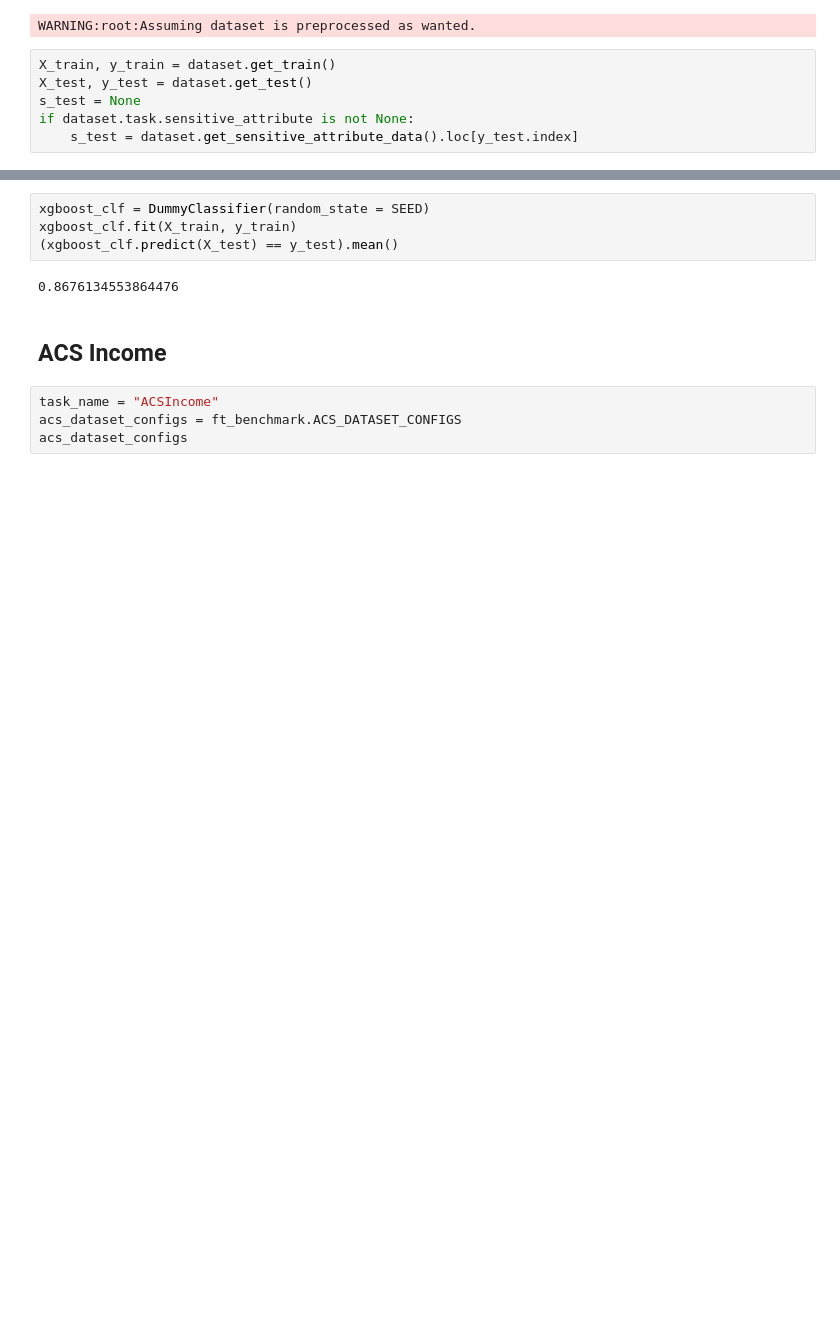
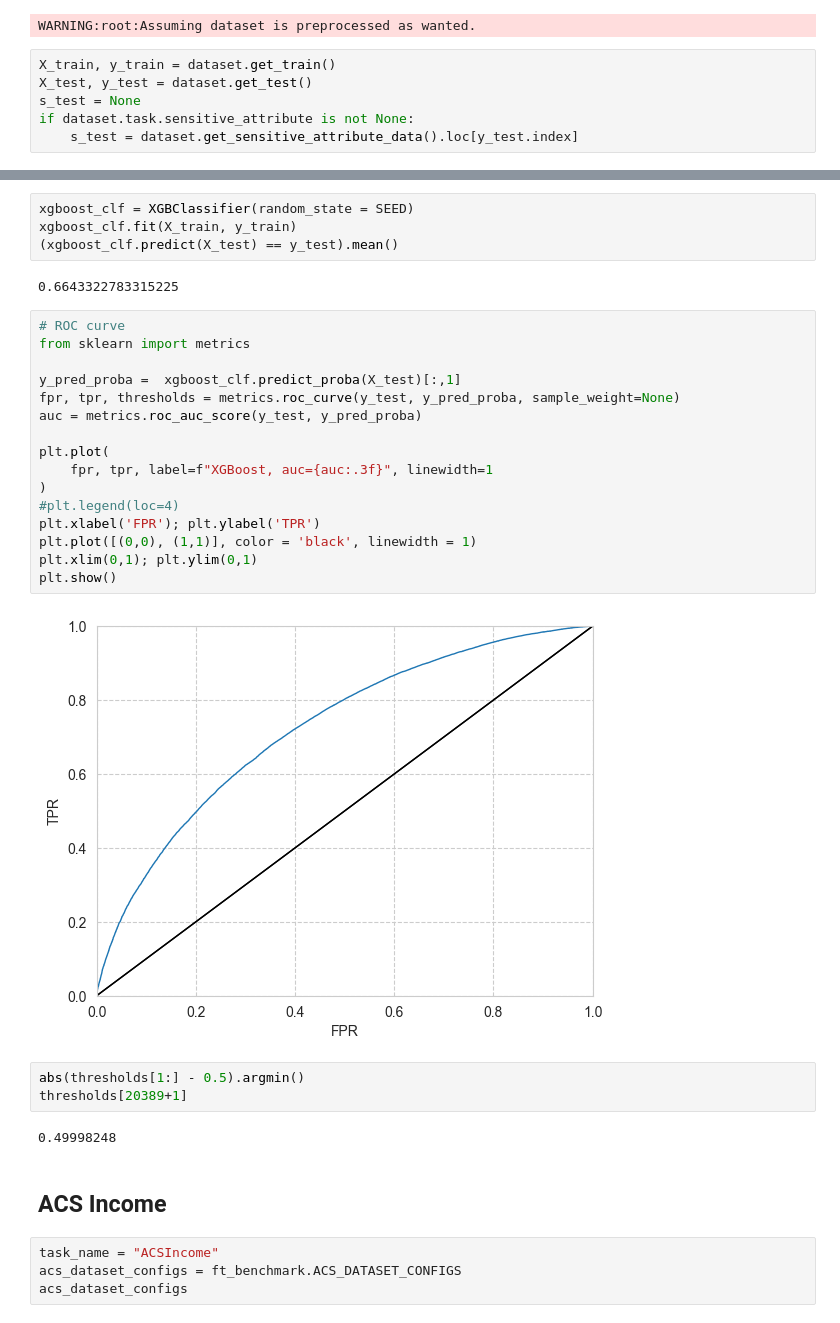
Before and after one commit to milagorecki/monoculture-multiplicity-paper, a Jupyter notebook: notebooks/baselines.ipynb, the cells around one changed output, grey strips where cells are left out. Cells and saved outputs as stored; diff of their text form; blank space fills up the shorter version.

```diff
--- a/notebooks/baselines.ipynb
+++ b/notebooks/baselines.ipynb
@@ -67,9 +151,32 @@ SMOKDAY2
 # %%
-xgboost_clf = DummyClassifier(random_state = SEED)
+xgboost_clf = XGBClassifier(random_state = SEED)
 xgboost_clf.fit(X_train, y_train)
 (xgboost_clf.predict(X_test) == y_test).mean()
 # %% [output]
-0.8676134553864476
+0.6643322783315225
+# %%
+# ROC curve
+from sklearn import metrics
+
+y_pred_proba =  xgboost_clf.predict_proba(X_test)[:,1]
+fpr, tpr, thresholds = metrics.roc_curve(y_test, y_pred_proba, sample_weight=None)
+auc = metrics.roc_auc_score(y_test, y_pred_proba)
+
+plt.plot(
+    fpr, tpr, label=f"XGBoost, auc={auc:.3f}", linewidth=1
+)
+#plt.legend(loc=4)
+plt.xlabel('FPR'); plt.ylabel('TPR')
+plt.plot([(0,0), (1,1)], color = 'black', linewidth = 1)
+plt.xlim(0,1); plt.ylim(0,1)
+plt.show()
+# %% [output]
+[figure, added]
+# %%
+abs(thresholds[1:] - 0.5).argmin()
+thresholds[20389+1]
+# %% [output]
+0.49998248
 # %% [markdown]
 ## ACS Income
 # %%
```
Also changed, not shown: parts of 9 cells of this notebook, 6 other files.
